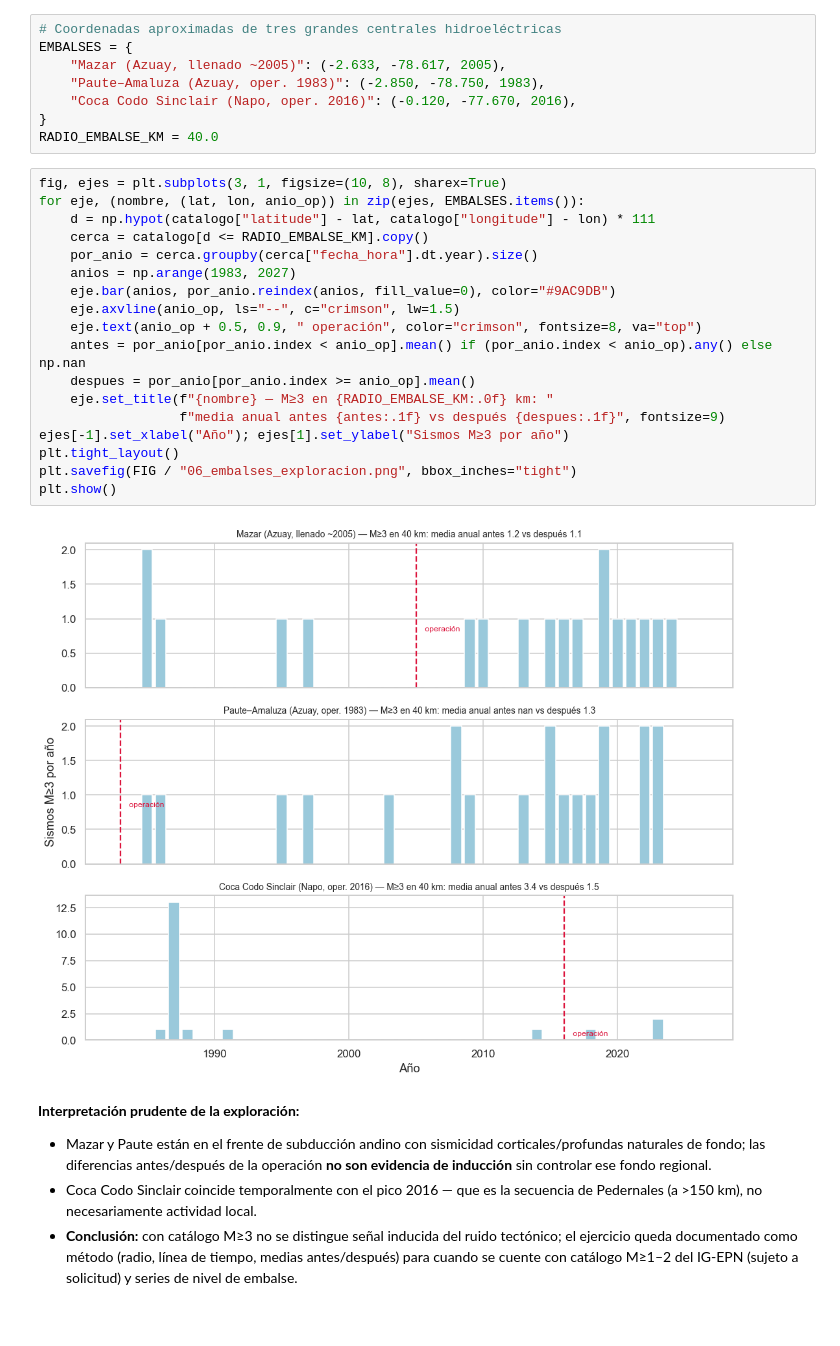
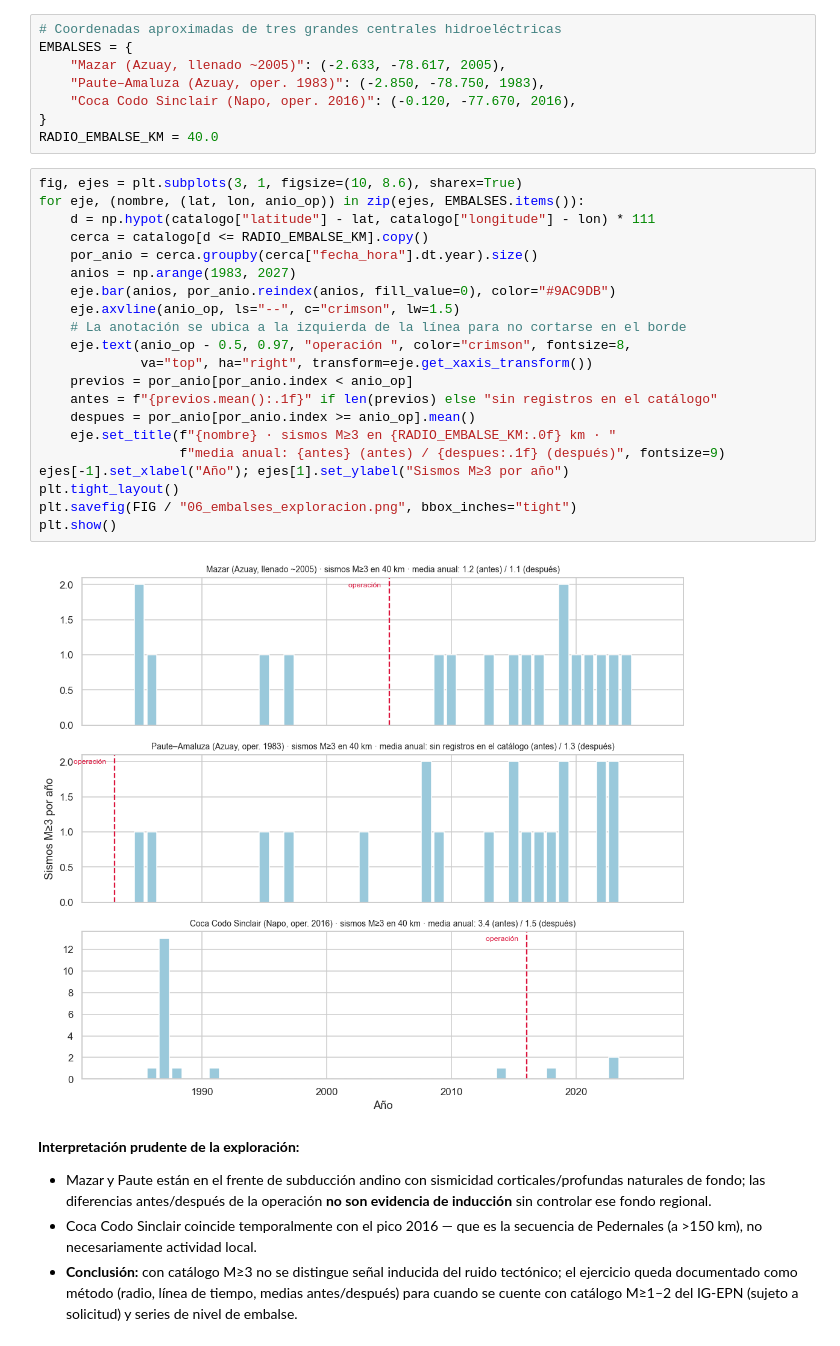
Before and after one commit to jordanvt18/riesgo-sismico-ecuador, a Jupyter notebook: notebooks/06_evaluation.ipynb, the cells around one changed output. Drawn from its saved outputs; the diff is of its cells as text.

```diff
--- a/notebooks/06_evaluation.ipynb
+++ b/notebooks/06_evaluation.ipynb
@@ -200,25 +200,28 @@ EMBALSES = {
 }
 RADIO_EMBALSE_KM = 40.0
 # %%
-fig, ejes = plt.subplots(3, 1, figsize=(10, 8), sharex=True)
+fig, ejes = plt.subplots(3, 1, figsize=(10, 8.6), sharex=True)
 for eje, (nombre, (lat, lon, anio_op)) in zip(ejes, EMBALSES.items()):
     d = np.hypot(catalogo["latitude"] - lat, catalogo["longitude"] - lon) * 111
     cerca = catalogo[d <= RADIO_EMBALSE_KM].copy()
     por_anio = cerca.groupby(cerca["fecha_hora"].dt.year).size()
     anios = np.arange(1983, 2027)
     eje.bar(anios, por_anio.reindex(anios, fill_value=0), color="#9AC9DB")
     eje.axvline(anio_op, ls="--", c="crimson", lw=1.5)
-    eje.text(anio_op + 0.5, 0.9, " operación", color="crimson", fontsize=8, va="top")
-    antes = por_anio[por_anio.index < anio_op].mean() if (por_anio.index < anio_op).any() else np.nan
+    # La anotación se ubica a la izquierda de la línea para no cortarse en el borde
+    eje.text(anio_op - 0.5, 0.97, "operación ", color="crimson", fontsize=8,
+             va="top", ha="right", transform=eje.get_xaxis_transform())
+    previos = por_anio[por_anio.index < anio_op]
+    antes = f"{previos.mean():.1f}" if len(previos) else "sin registros en el catálogo"
     despues = por_anio[por_anio.index >= anio_op].mean()
-    eje.set_title(f"{nombre} — M≥3 en {RADIO_EMBALSE_KM:.0f} km: "
-                  f"media anual antes {antes:.1f} vs después {despues:.1f}", fontsize=9)
+    eje.set_title(f"{nombre} · sismos M≥3 en {RADIO_EMBALSE_KM:.0f} km · "
+                  f"media anual: {antes} (antes) / {despues:.1f} (después)", fontsize=9)
 ejes[-1].set_xlabel("Año"); ejes[1].set_ylabel("Sismos M≥3 por año")
 plt.tight_layout()
 plt.savefig(FIG / "06_embalses_exploracion.png", bbox_inches="tight")
 plt.show()
 # %% [output]
-[figure, old version]
+[figure, new version]
 # %% [markdown]
 **Interpretación prudente de la exploración:**
 - Mazar y Paute están en el frente de subducción andino con sismicidad
```
Also changed, not shown: 13 other files.
